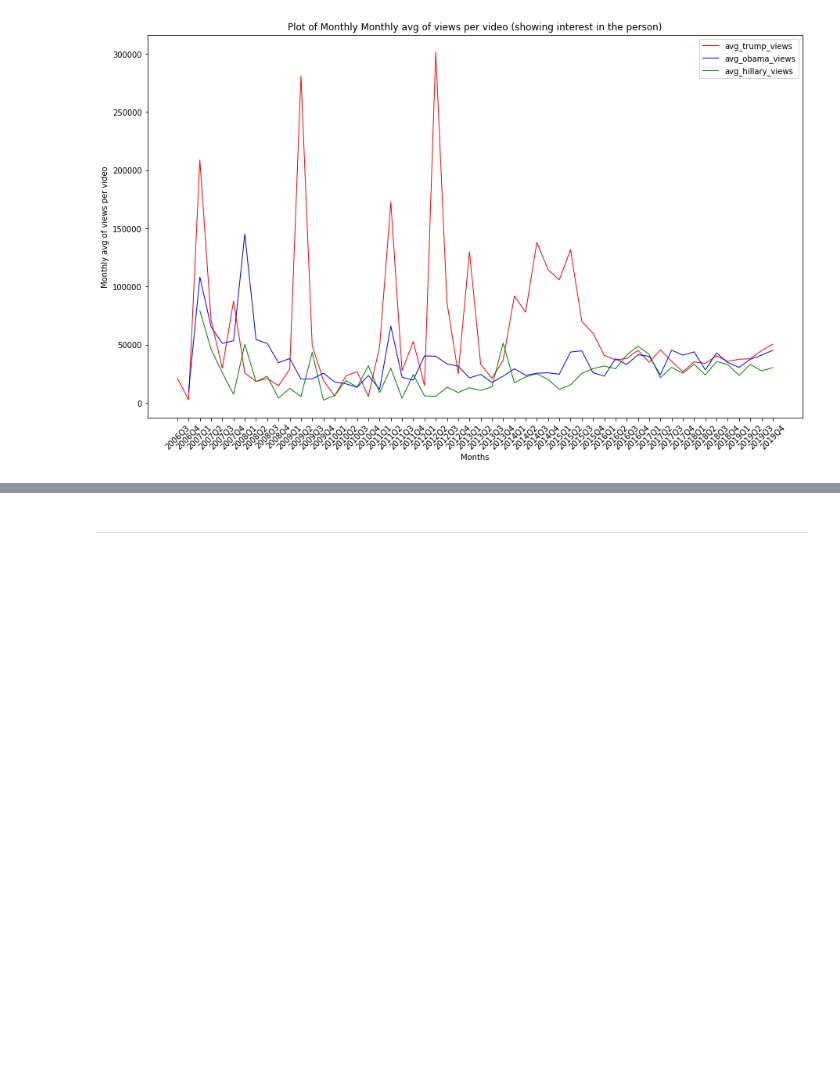
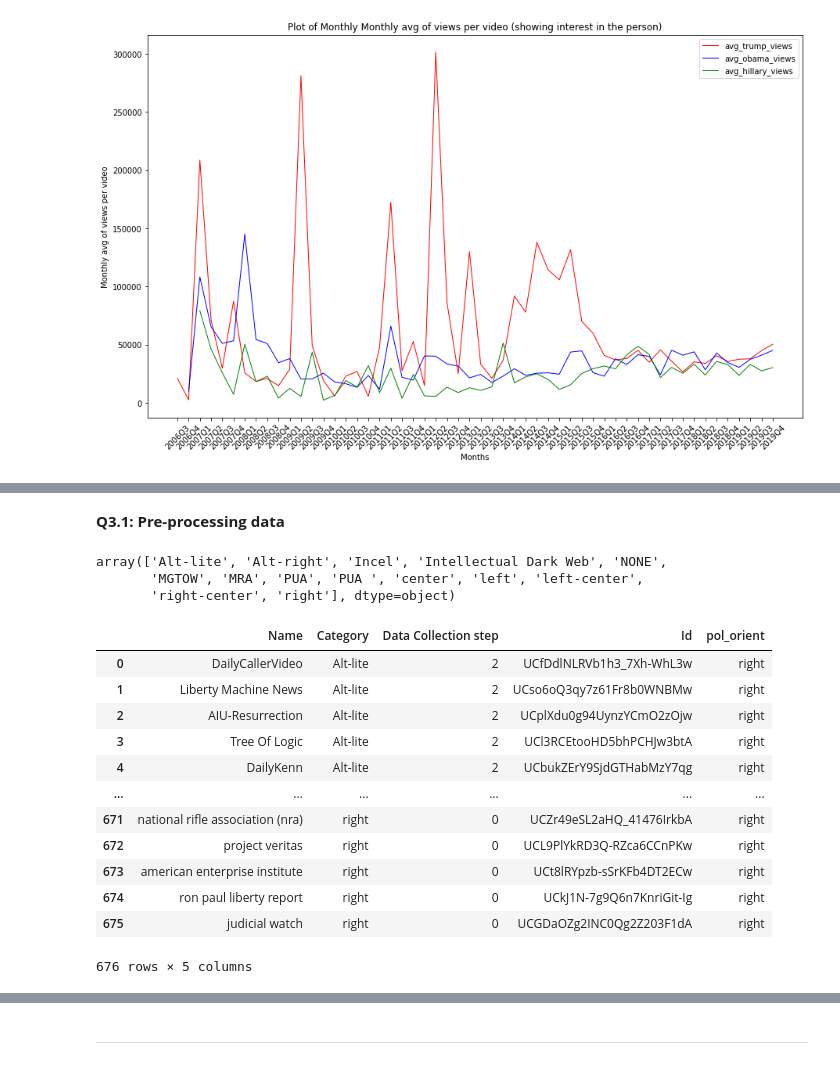
Before and after one commit to epfl-ada/ada-2022-project-powerrangers, a Jupyter notebook: explore_data.ipynb, the cells around one changed output, grey strips where cells are left out. Cells and saved outputs as stored; diff of their text form; code cells hidden in the pictures; blank space fills up the shorter version.

```diff
--- a/explore_data.ipynb
+++ b/explore_data.ipynb
@@ -330,0 +335,2 @@ We first explore this data set.
+# %% [markdown]
+**Q3.1: Pre-processing data**
@@ -330,0 +361,43 @@ We first explore this data set.
+# %%
+#get all unique political orientations
+channels_radic_df.Category.unique()
+# %% [output]
+array(['Alt-lite', 'Alt-right', 'Incel', 'Intellectual Dark Web', 'NONE',
+       'MGTOW', 'MRA', 'PUA', 'PUA ', 'center', 'left', 'left-center',
+       'right-center', 'right'], dtype=object)
+# %%
+#categorize each of the channels (created a respective column "pol_orient")
+
+#note that we dont categorize "Intellectual Dark Web", since it has supporters from left and right
+right = ["Alt-lite", "Alt-right", "Incel", "MGTOW", "MRA", "right"]
+left  = ["left"]
+center = ["center", "right-center", "left-center"]
+
+
+def pol_orientation(x):
+    if x in right:
+        return "right"
+    elif x in left:
+        return "left"
+    elif x in center:
+        return "center"
+    else:
+        return 0
+
+
+channels_radic_df["pol_orient"] = channels_radic_df.Category.apply(pol_orientation)
+channels_radic_df
+# %% [output]
+|  | Name | Category | Data Collection step | Id | pol_orient |
+| 0 | DailyCallerVideo | Alt-lite | 2 | UCfDdlNLRVb1h3_7Xh-WhL3w | right |
+| 1 | Liberty Machine News | Alt-lite | 2 | UCso6oQ3qy7z61Fr8b0WNBMw | right |
+| 2 | AIU-Resurrection | Alt-lite | 2 | UCplXdu0g94UynzYCmO2zOjw | right |
+| 3 | Tree Of Logic | Alt-lite | 2 | UCl3RCEtooHD5bhPCHJw3btA | right |
+| 4 | DailyKenn | Alt-lite | 2 | UCbukZErY9SjdGTHabMzY7qg | right |
+| ... | ... | ... | ... | ... | ... |
+| 671 | national rifle association (nra) | right | 0 | UCZr49eSL2aHQ_41476IrkbA | right |
+| 672 | project veritas | right | 0 | UCL9PlYkRD3Q-RZca6CCnPKw | right |
+| 673 | american enterprise institute | right | 0 | UCt8lRYpzb-sSrKFb4DT2ECw | right |
+| 674 | ron paul liberty report | right | 0 | UCkJ1N-7g9Q6n7KnriGit-Ig | right |
+| 675 | judicial watch | right | 0 | UCGDaOZg2INC0Qg2Z203F1dA | right |
+676 rows × 5 columns
```
Also changed, not shown: parts of 13 cells of this notebook.
